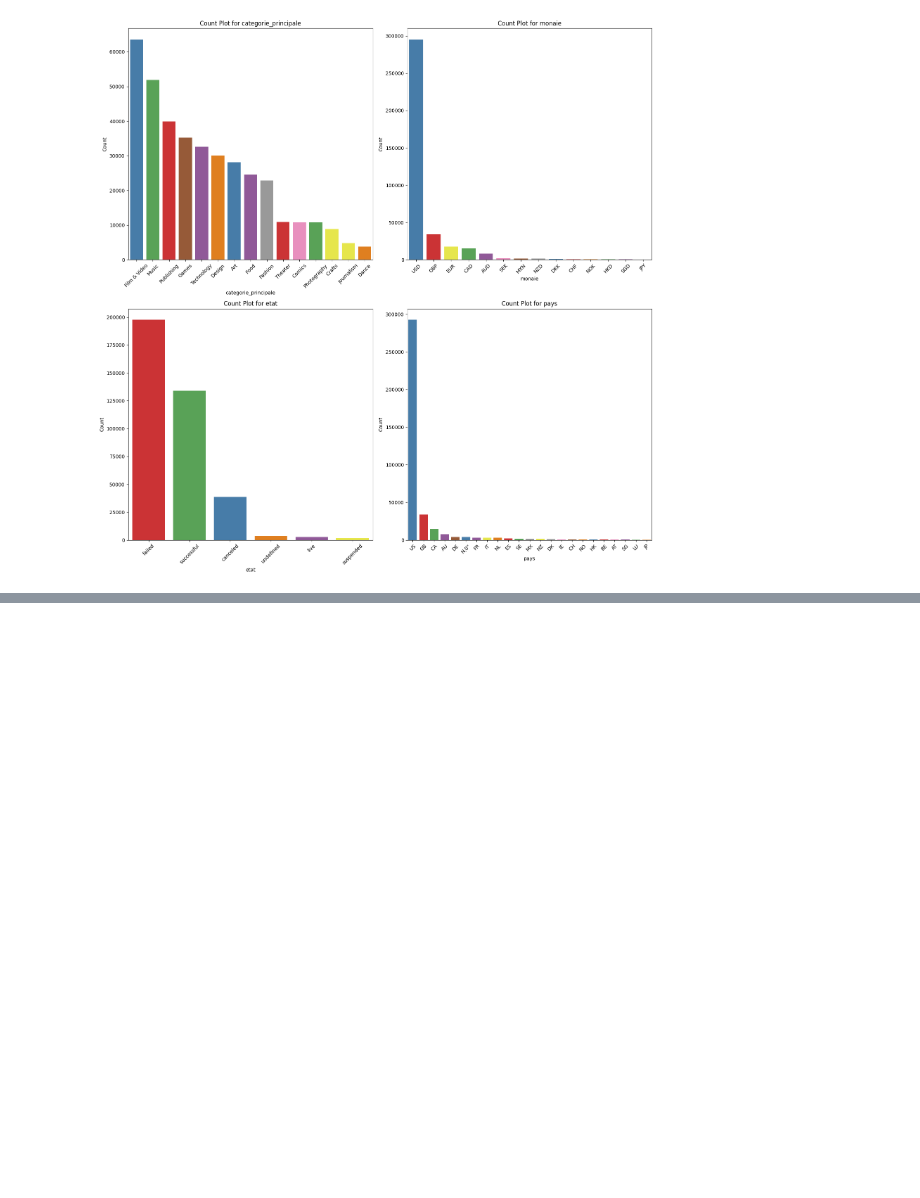
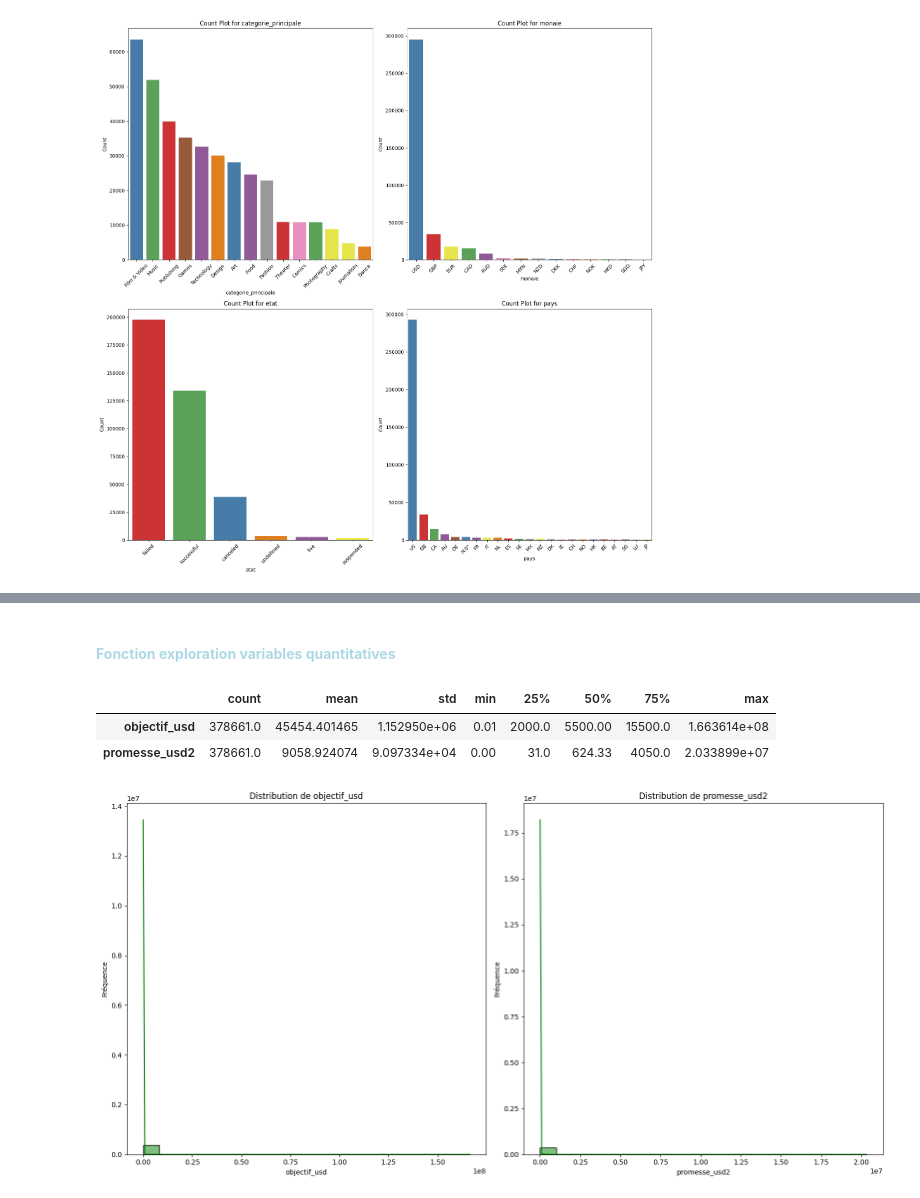
Before and after one commit to MatheoRoucheCNAM/Projet_Financement, a Jupyter notebook: Notebook_Matheo.ipynb, the cells around one changed output, grey strips where cells are left out. Drawn from its saved outputs; the diff is of its cells as text; code cells hidden in the pictures; blank space fills up the shorter version.

Commit message:
Réorganisation NoteBook & Exploration des données

```diff
--- a/Notebook_Matheo.ipynb
+++ b/Notebook_Matheo.ipynb
@@ -56,0 +86,2 @@ display(resume_transactions)
+# %%
+financement['promesse_usd1'].fillna(0, inplace=True)
@@ -84,0 +205,48 @@ explore_dataset(financement)
+# %% [markdown]
+#### <span style="color:lightblue;">**Fonction exploration variables quantitatives**</span>
+# %%
+def obtenir_informations_statistiques(df):
+    # Sélectionner les variables numériques
+    variables_numeriques = ['objectif_usd', 'promesse_usd2']
+
+    # Obtenir les informations statistiques classiques
+    statistiques = df[variables_numeriques].describe().transpose()
+
+    display(statistiques)
+
+obtenir_informations_statistiques(financement)
+# %% [output]
+|  | count | mean | std | min | 25% | 50% | 75% | max |
+| objectif_usd | 378661.0 | 45454.401465 | 1.152950e+06 | 0.01 | 2000.0 | 5500.00 | 15500.0 | 1.663614e+08 |
+| promesse_usd2 | 378661.0 | 9058.924074 | 9.097334e+04 | 0.00 | 31.0 | 624.33 | 4050.0 | 2.033899e+07 |
+# %%
+def explore_variables_numeriques(df):
+    # Sélectionner les variables numériques
+    variables_numeriques = ['objectif_usd', 'promesse_usd2']
+
+    num_graphs = len(variables_numeriques)
+    num_cols = 2
+    num_rows = (num_graphs + num_cols - 1) // num_cols
+
+    fig, axes = plt.subplots(num_rows, num_cols, figsize=(16, 8*num_rows))
+
+    for i, var in enumerate(variables_numeriques):
+        row_pos = i // num_cols
+        col_pos = i % num_cols
+        if num_rows == 1:
+            sns.histplot(data=df, x=var, kde=True, ax=axes[col_pos], bins=20, color="green")
+            axes[col_pos].set_title(f'Distribution de {var}')
+            axes[col_pos].set_xlabel(var)
+            axes[col_pos].set_ylabel('Fréquence')
+        else:
+            sns.histplot(data=df, x=var, kde=True, ax=axes[row_pos, col_pos], bins=20, color="green")
+            axes[row_pos, col_pos].set_title(f'Distribution de {var}')
+            axes[row_pos, col_pos].set_xlabel(var)
+            axes[row_pos, col_pos].set_ylabel('Fréquence')
+
+    plt.tight_layout()
+    plt.show()
+
+explore_variables_numeriques(financement)
+# %% [output]
+[figure, added]
```
Also changed, not shown: parts of 25 cells of this notebook.
